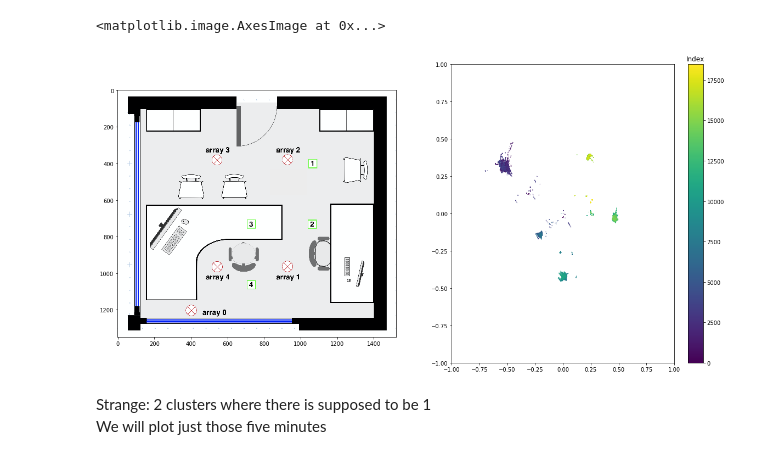
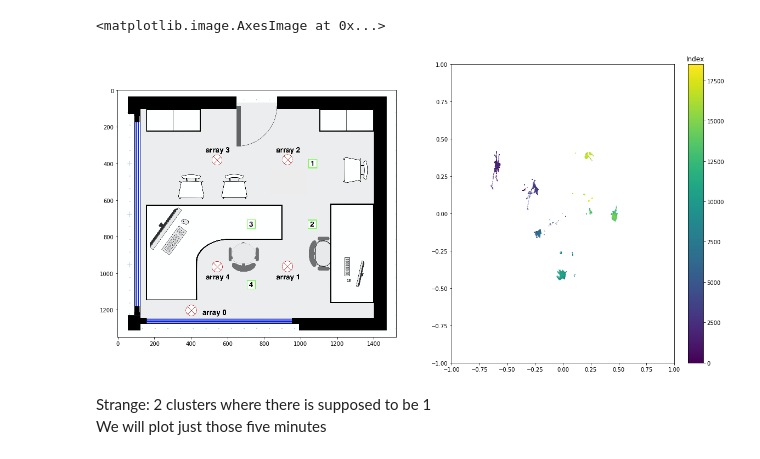
Before and after one commit to ArdelAlegre1/SoundMapping, a Jupyter notebook: Analysis/notebooks/static_point_exp_1120.ipynb, the cells around one changed output. Cells and saved outputs as stored; diff of their text form; code cells hidden in the pictures.

```diff
--- a/Analysis/notebooks/static_point_exp_1120.ipynb
+++ b/Analysis/notebooks/static_point_exp_1120.ipynb
@@ -35,32 +35,32 @@ projections_merged = project_to_eigen_vectors(static_point_cdata_merged, 2, EIGE
 # %%
 fig = plt.figure(figsize = [20,10])
 # ax = fig.add_subplot(121)
 # temp = ax.scatter(projections_20[:,0], projections_20[:,1], c = np.arange(projections_20.shape[0]), s=0.1)
 # ax.set_xlim(-1,1)
 # ax.set_ylim(-1,1)
 # cbar = fig.colorbar(temp, ax=ax)
 # cbar.ax.set_title('Index')
 
 # ax = fig.add_subplot(122)
 # temp = ax.scatter(projections_03[:,0], projections_03[:,1], c = np.arange(projections_03.shape[0]), s=0.1)
 # ax.set_xlim(-1,1)
 # ax.set_ylim(-1,1)
 # cbar = fig.colorbar(temp, ax=ax)
 # cbar.ax.set_title('Index')
 
 ax = fig.add_subplot(122)
-temp = ax.scatter(projections_merged[:,0], projections_merged[:,1], c = np.arange(projections_merged.shape[0]), s=0.1)
+temp = ax.scatter(projections_20[:,0], projections_20[:,1], c = np.arange(projections_20.shape[0]), s=0.1)
 ax.set_xlim(-1,1)
 ax.set_ylim(-1,1)
 cbar = fig.colorbar(temp, ax=ax)
 cbar.ax.set_title('Index')
 
 ax2 = fig.add_subplot(121)
-room_model_chair = mpimg.imread('room_model_v4.png')
+room_model_chair = plt.imread('room_model_v4.png')
 ax2.imshow(room_model_chair)
 # %% [output]
 <matplotlib.image.AxesImage at 0x...>
-[figure, old version]
+[figure, new version]
 # %% [markdown]
 Strange: 2 clusters where there is supposed to be 1
 We will plot just those five minutes
```
Also changed, not shown: 2 other files.
